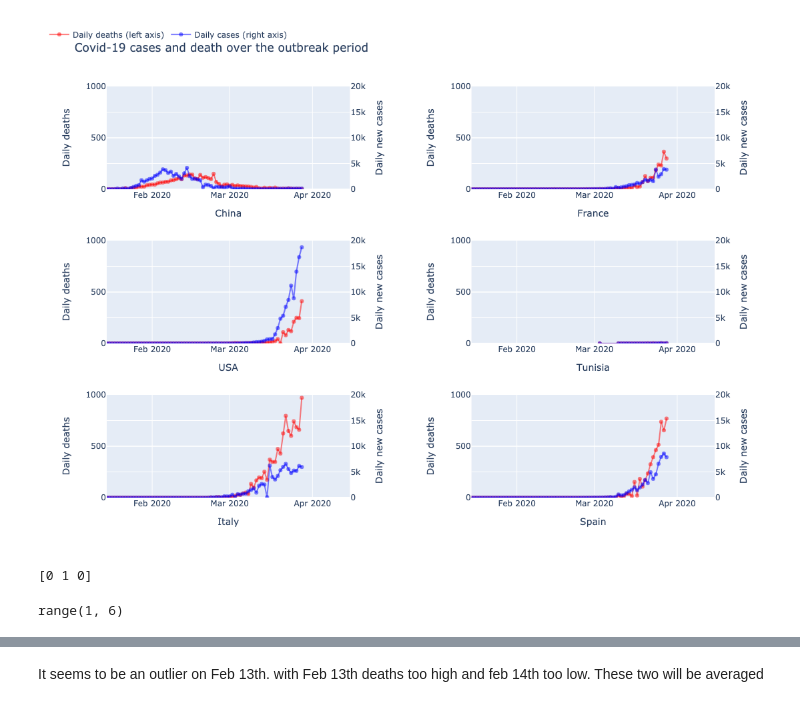
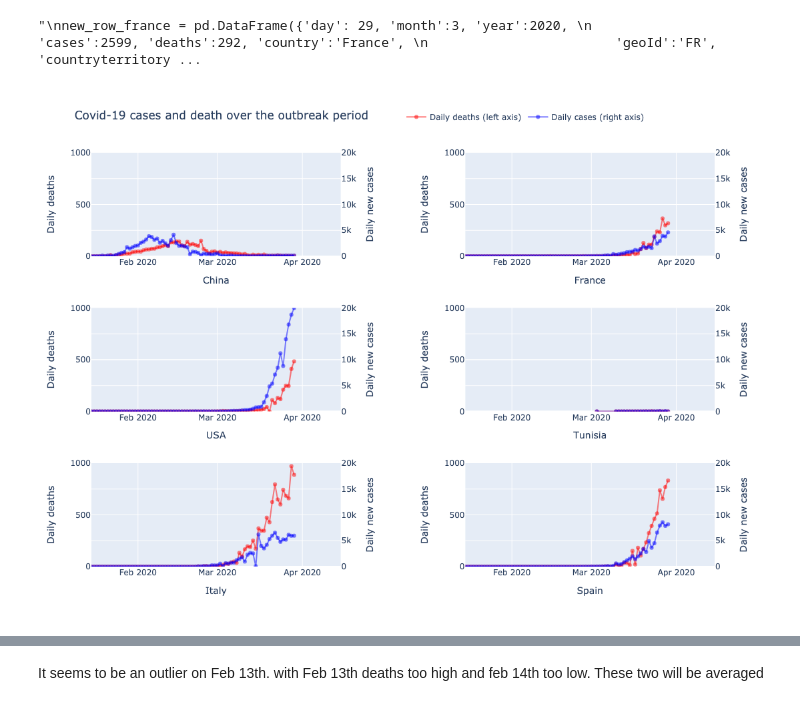
Before and after one commit to sof210/covid19, a Jupyter notebook: covid19_visualize.ipynb, the cells around one changed output, grey strips where cells are left out. Saved outputs shown, nothing was run; the diff lists cells and outputs as text; code cells hidden in the pictures.

```diff
--- a/covid19_visualize.ipynb
+++ b/covid19_visualize.ipynb
@@ -11,13 +11,16 @@ from scipy.interpolate import spline
 from IPython.display import YouTubeVideo
 
 
-# import the data
-url = 'https://www.ecdc.europa.eu/sites/default/files/documents/COVID-19-geographic-disbtribution-worldwide-2020-03-28.xlsx'
+# import the data from ECDC
+# European CDC site: https://www.ecdc.europa.eu/en/publications-data/download-todays-data-geographic-distribution-covid-19-cases-worldwide
+# data is available daily and updated between 10pm and 11pm Central European Time.
+
+url = 'https://www.ecdc.europa.eu/sites/default/files/documents/COVID-19-geographic-disbtribution-worldwide-2020-03-29.xlsx'
 df = pd.read_excel(url, sheet_name=0, header=0, index_col=0)
 list_columns = df.columns.values
 print(list_columns)
 df.rename(columns={'countriesAndTerritories':'country', 'dateRep':'date'}, inplace=True)
-df.head(5)
+
 
 # extract countries
 df_china = df[df['country'] == 'China']
@@ -29,16 +32,7 @@ df_netherlands = df[df['country'] == 'Netherlands']
 df_germany = df[df['country'] == 'Germany']
 df_tunisia = df[df['country'] == 'Tunisia']
 df_uk = df[df['geoId'] == 'UK']
-
-
-# clean up data and outliers
-print(df_china.loc['2020-02-14', 'cases'])
-print(df_china.loc['2020-02-12', 'cases'])
-df_china.loc['2020-02-13', 'cases'] = np.mean([4156, 2028])
-print(df_china.loc['2020-02-14', 'deaths'])
-print(df_china.loc['2020-02-13', 'deaths'])
-df_china.loc['2020-02-13', 'deaths'] = np.mean([13, 254])
-df_china.loc['2020-02-14', 'deaths'] = np.mean([13, 254])
+df_korea = df[df['country'] == 'South_Korea']
 # %% [output]
 ['day' 'month' 'year' 'cases' 'deaths' 'countriesAndTerritories' 'geoId'
  'countryterritoryCode' 'popData2018']
@@ -61,6 +65,21 @@ Name: deaths, dtype: int64
+# %%
+# add data manually if data is available from other source before it appears in the ECDC data
+'''
+new_row_france = pd.DataFrame({'day': 29, 'month':3, 'year':2020,
+                        'cases':2599, 'deaths':292, 'country':'France',
+                        'geoId':'FR', 'countryterritoryCode':'FRA', 'popData2018':66987244.0},
+                                                            index =['2020-03-29'])
+
+df_france = pd.concat([new_row_france, df_france]).reset_index(drop = False)
+df_france.set_index('index')
+df_france.head(5)
+'''
+# %% [output]
+"\nnew_row_france = pd.DataFrame({'day': 29, 'month':3, 'year':2020, \n                        'cases':2599, 'deaths':292, 'country':'France', \n                        'geoId':'FR', 'countryterritory ...
 # %%
-
-
+#plotting number of cases and number of deaths for different countries
+# all charts using same scale for ease of comparison
+# number of death are on the left y-axis.
 
 # Add traces
 trace1 = go.Scatter(
@@ -187,7 +206,7 @@ data = [trace1, trace2, trace3, trace4, trace5, trace6, trace7, trace8, trace9,
 
 layout = go.Layout(
     title='Covid-19 cases and death over the outbreak period',
-    legend=dict(x=-.1, y=1.15, orientation="h"),
+    legend=dict(x=.5, y=1.11, orientation="h"),
     width=1100,
     height=800,
 
@@ -308,34 +327,39 @@ layout = go.Layout(
 
     # Bottom bottom right
     xaxis6=dict(
         title='Spain',
         range=['2020-01-15', '2020-04-15'],
         domain=[0.6, 1.0],
         anchor='y11'
     ),
     yaxis11=dict(
         #type='log',
         title = 'Daily deaths',
         domain=[0, 0.25],
         range=[0,1000],
         anchor='x6'
     ),
     yaxis12=dict(
         title = 'Daily new cases',
         domain=[0, 0.25],
         overlaying='y11',
         range=[0,20000],
         side='right',
         anchor='x6'
     )
 
 )
 fig = go.Figure(data=data, layout=layout)
 
 
 fig.show()
+
+
+#py.plot(data, filename = 'basic-line', auto_open=True)
+
+#py.plot(data, filename='privacy-public', sharing='public')
 # %% [output]
-[figure, old version]
+[figure, new version]
 # %%
 # function to smooth the data
 
@@ -353,10 +377,2 @@ def smoothTriangle(data, degree):
     return smoothed
-# %%
-degree = 1
-triangle=np.concatenate((np.arange(degree + 1), np.arange(degree)[::-1]))
-print(triangle)
-range(degree, len(data) - degree * 2)
-# %% [output]
-[0 1 0]
-range(1, 6)
 # %%
```
Also changed, not shown: parts of 10 cells of this notebook.
